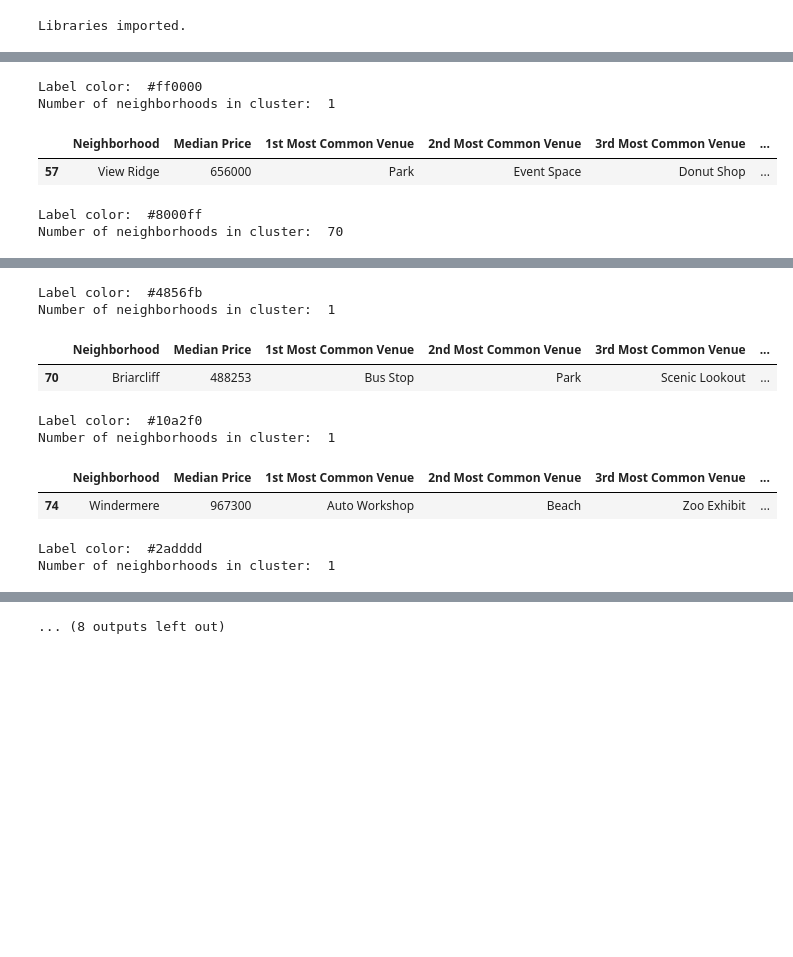
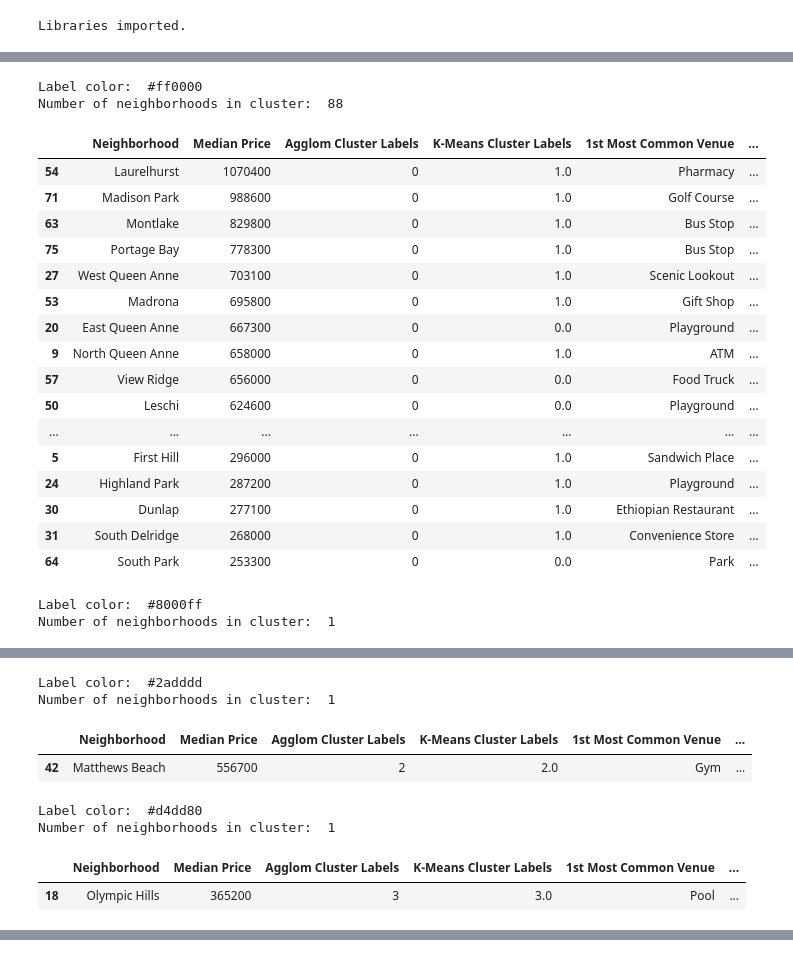
Before and after one commit to reluctantfuturist/Coursera_Capstone, a Jupyter notebook: Coursera Capstone Project.ipynb, the cells around one changed output, grey strips where cells are left out. Saved outputs shown, nothing was run; the diff lists cells and outputs as text; code cells hidden in the pictures; blank space fills up the shorter version.

```diff
--- a/Coursera Capstone Project.ipynb
+++ b/Coursera Capstone Project.ipynb
@@ -378,0 +499,5 @@ seattle_map.save("clusters.html")
+# %%
+agglom = AgglomerativeClustering(n_clusters = 4, linkage = 'average')
+# %%
+agglom.fit(seattle_grouped_clustering)
+len(set(agglom.labels_))
@@ -378,0 +506,12 @@ seattle_map.save("clusters.html")
+# %%
+# add clustering labels
+neighborhoods_venues_sorted.insert(0, 'Agglom Cluster Labels', agglom.labels_)
+
+seattle_merged = result
+
+seattle_merged = seattle_merged.join(neighborhoods_venues_sorted.set_index('Neighborhood'), on='Neighborhood')
+
+seattle_merged.dropna(inplace=True)
+seattle_merged['Agglom Cluster Labels'] = seattle_merged['Agglom Cluster Labels'].astype(int)
+
+seattle_merged.head()
@@ -379,12 +539,48 @@ seattle_map.save("clusters.html")
+# %%
+x = np.arange(len(set(agglom.labels_)))
+ys = [i + x + (i*x)**2 for i in range(len(set(agglom.labels_)))]
+colors_array = cm.rainbow(np.linspace(0, 1, len(ys)))
+rainbow = [colors.rgb2hex(i) for i in colors_array]
+
+# add markers to the map
+markers_colors = []
+for lat, lon, poi, cluster in zip(seattle_merged['Latitude'], seattle_merged['Longitude'], seattle_merged['Neighborhood'], seattle_merged['Agglom Cluster Labels']):
+    label = folium.Popup(str(poi) + ' Cluster ' + str(cluster), parse_html=True)
+    folium.CircleMarker(
+        [lat, lon],
+        radius=5,
+        popup=label,
+        color=rainbow[cluster-1],
+        fill=True,
+        fill_color=rainbow[cluster-1],
+        fill_opacity=0.7).add_to(seattle_map)
+
+seattle_map.save("agglom_clusters.html")
 # %%
 for i in range(kclusters):
     print('Label color: ', rainbow[i-1])
-    print('Number of neighborhoods in cluster: ', seattle_merged['Neighborhood'].loc[seattle_merged['Cluster Labels'] == i].count())
-    display(seattle_merged.loc[seattle_merged['Cluster Labels'] == i, seattle_merged.columns[[0] + [1] + list(range(6, seattle_merged.shape[1]))]])
+    print('Number of neighborhoods in cluster: ', seattle_merged['Neighborhood'].loc[seattle_merged['Agglom Cluster Labels'] == i].count())
+    nbhood = seattle_merged.loc[seattle_merged['Agglom Cluster Labels'] == i, seattle_merged.columns[[0] + [1] + list(range(6, seattle_merged.shape[1]))]]
+    display(nbhood.sort_values(by='Median Price', ascending=False))
 # %% [output]
 Label color:  #ff0000
-Number of neighborhoods in cluster:  1
+Number of neighborhoods in cluster:  88
-|  | Neighborhood | Median Price | 1st Most Common Venue | 2nd Most Common Venue | 3rd Most Common Venue | ... |
-| 57 | View Ridge | 656000 | Park | Event Space | Donut Shop | ... |
+|  | Neighborhood | Median Price | Agglom Cluster Labels | K-Means Cluster Labels | 1st Most Common Venue | ... |
+| 54 | Laurelhurst | 1070400 | 0 | 1.0 | Pharmacy | ... |
+| 71 | Madison Park | 988600 | 0 | 1.0 | Golf Course | ... |
+| 63 | Montlake | 829800 | 0 | 1.0 | Bus Stop | ... |
+| 75 | Portage Bay | 778300 | 0 | 1.0 | Bus Stop | ... |
+| 27 | West Queen Anne | 703100 | 0 | 1.0 | Scenic Lookout | ... |
+| 53 | Madrona | 695800 | 0 | 1.0 | Gift Shop | ... |
+| 20 | East Queen Anne | 667300 | 0 | 0.0 | Playground | ... |
+| 9 | North Queen Anne | 658000 | 0 | 1.0 | ATM | ... |
+| 57 | View Ridge | 656000 | 0 | 0.0 | Food Truck | ... |
+| 50 | Leschi | 624600 | 0 | 0.0 | Playground | ... |
+| ... | ... | ... | ... | ... | ... | ... |
+| 5 | First Hill | 296000 | 0 | 1.0 | Sandwich Place | ... |
+| 24 | Highland Park | 287200 | 0 | 1.0 | Playground | ... |
+| 30 | Dunlap | 277100 | 0 | 1.0 | Ethiopian Restaurant | ... |
+| 31 | South Delridge | 268000 | 0 | 1.0 | Convenience Store | ... |
+| 64 | South Park | 253300 | 0 | 0.0 | Park | ... |
 Label color:  #8000ff
-Number of neighborhoods in cluster:  70
+Number of neighborhoods in cluster:  1
@@ -408,10 +589,8 @@ Number of neighborhoods in cluster:  70
-Label color:  #4856fb
+Label color:  #2adddd
 Number of neighborhoods in cluster:  1
-|  | Neighborhood | Median Price | 1st Most Common Venue | 2nd Most Common Venue | 3rd Most Common Venue | ... |
-| 70 | Briarcliff | 488253 | Bus Stop | Park | Scenic Lookout | ... |
+|  | Neighborhood | Median Price | Agglom Cluster Labels | K-Means Cluster Labels | 1st Most Common Venue | ... |
+| 42 | Matthews Beach | 556700 | 2 | 2.0 | Gym | ... |
-Label color:  #10a2f0
+Label color:  #d4dd80
 Number of neighborhoods in cluster:  1
-|  | Neighborhood | Median Price | 1st Most Common Venue | 2nd Most Common Venue | 3rd Most Common Venue | ... |
-| 74 | Windermere | 967300 | Auto Workshop | Beach | Zoo Exhibit | ... |
+|  | Neighborhood | Median Price | Agglom Cluster Labels | K-Means Cluster Labels | 1st Most Common Venue | ... |
+| 18 | Olympic Hills | 365200 | 3 | 3.0 | Pool | ... |
-Label color:  #2adddd
-Number of neighborhoods in cluster:  1
@@ -424 +596,0 @@ Number of neighborhoods in cluster:  1
-... (8 outputs left out)
```
Also changed, not shown: parts of 94 cells of this notebook.
